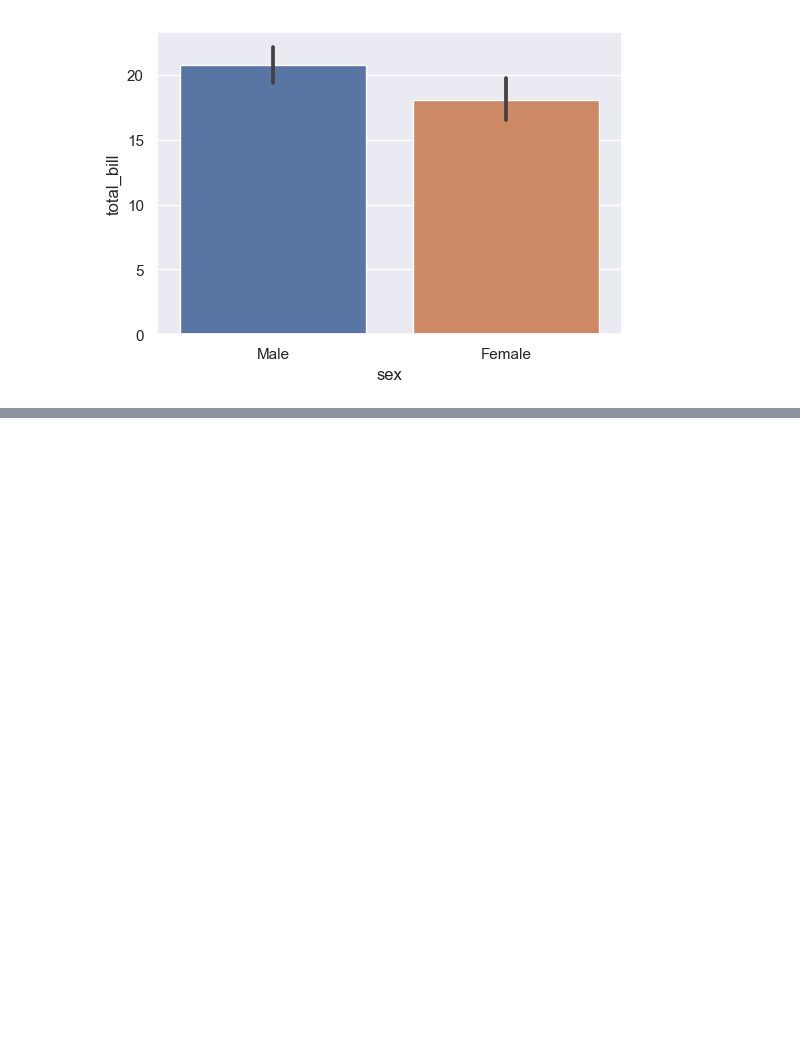
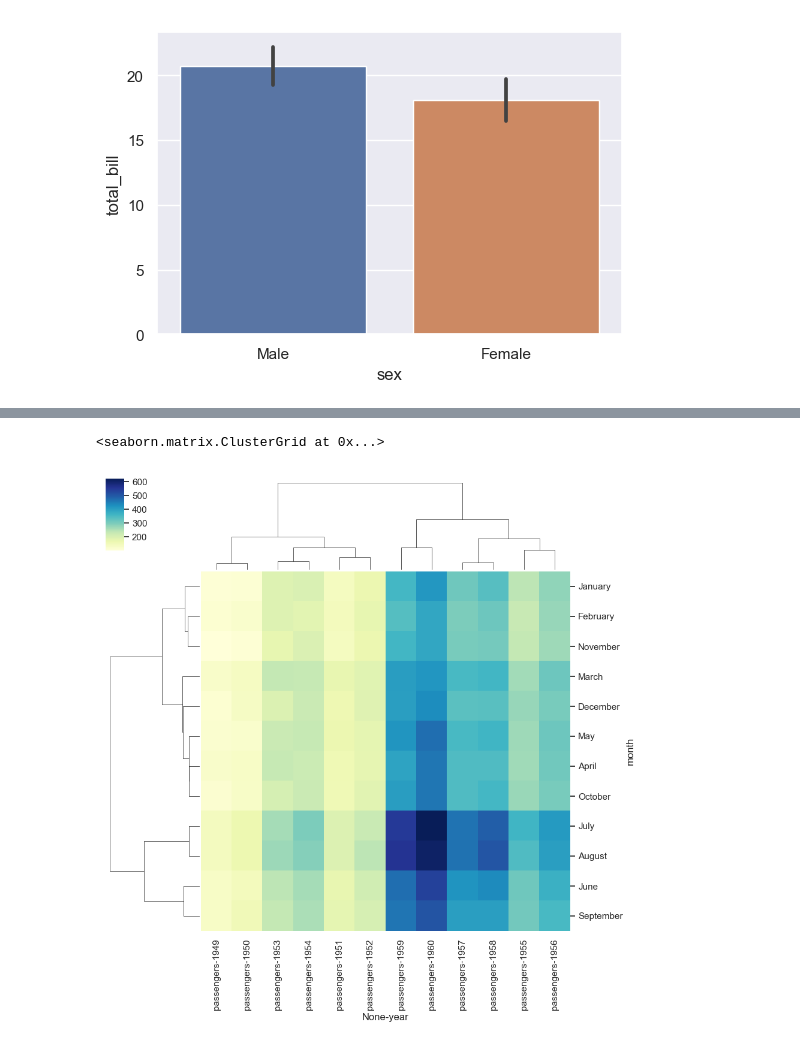
Before and after one commit to codefupanda/rendezvous_with_ml, a Jupyter notebook: week_01_the_basics/day04_viz.ipynb, the cells around one changed output, grey strips where cells are left out. Saved outputs shown, nothing was run; the diff lists cells and outputs as text; code cells hidden in the pictures; blank space fills up the shorter version.

```diff
--- a/week_01_the_basics/day04_viz.ipynb
+++ b/week_01_the_basics/day04_viz.ipynb
@@ -120,0 +164,5 @@ sns.barplot(x='sex', y='total_bill', data=tips)
+# %%
+sns.clustermap(flts, cmap='YlGnBu')
+# %% [output]
+<seaborn.matrix.ClusterGrid at 0x...>
+[figure, added]
```
Also changed, not shown: parts of 14 cells of this notebook.
